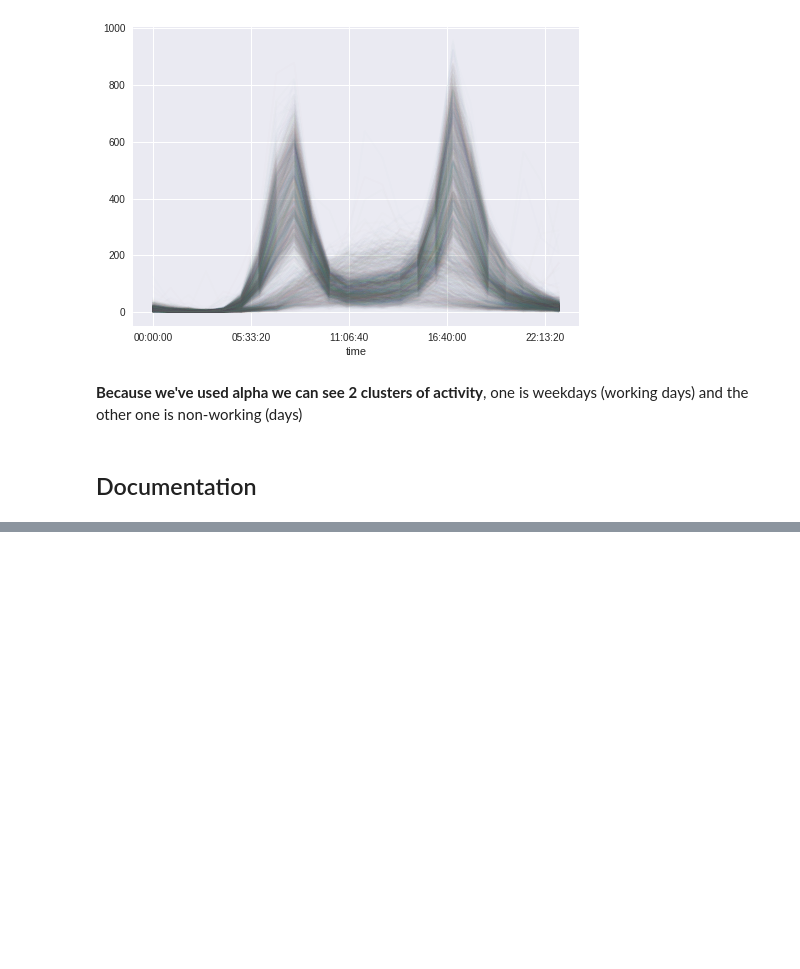
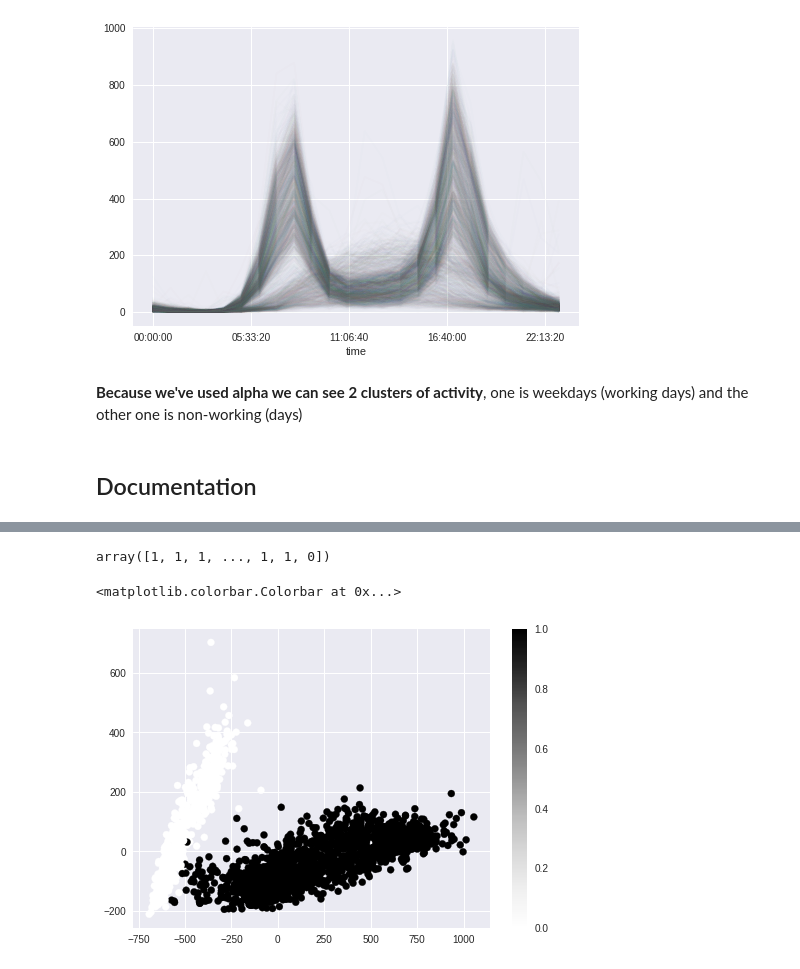
Before and after one commit to shaybensasson/JupyterWorkflow, a Jupyter notebook: JupyterWorkflow.ipynb, the cells around one changed output, grey strips where cells are left out. Drawn from its saved outputs; the diff is of its cells as text; code cells hidden in the pictures; blank space fills up the shorter version.

```diff
--- a/JupyterWorkflow.ipynb
+++ b/JupyterWorkflow.ipynb
@@ -114,0 +143,14 @@ pivoted.plot(legend=False, alpha = 0.01)
+# %%
+from sklearn.mixture import GaussianMixture
+gmm = GaussianMixture(2) #2 clusters
+gmm.fit(X)
+labels = gmm.predict(X)
+labels
+# %% [output]
+array([1, 1, 1, ..., 1, 1, 0])
+# %%
+plt.scatter(X2[:, 0], X2[:, 1], c=labels) #plot clusters with colors
+plt.colorbar()
+# %% [output]
+<matplotlib.colorbar.Colorbar at 0x...>
+[figure, added]
```
Also changed, not shown: parts of 19 cells of this notebook.
